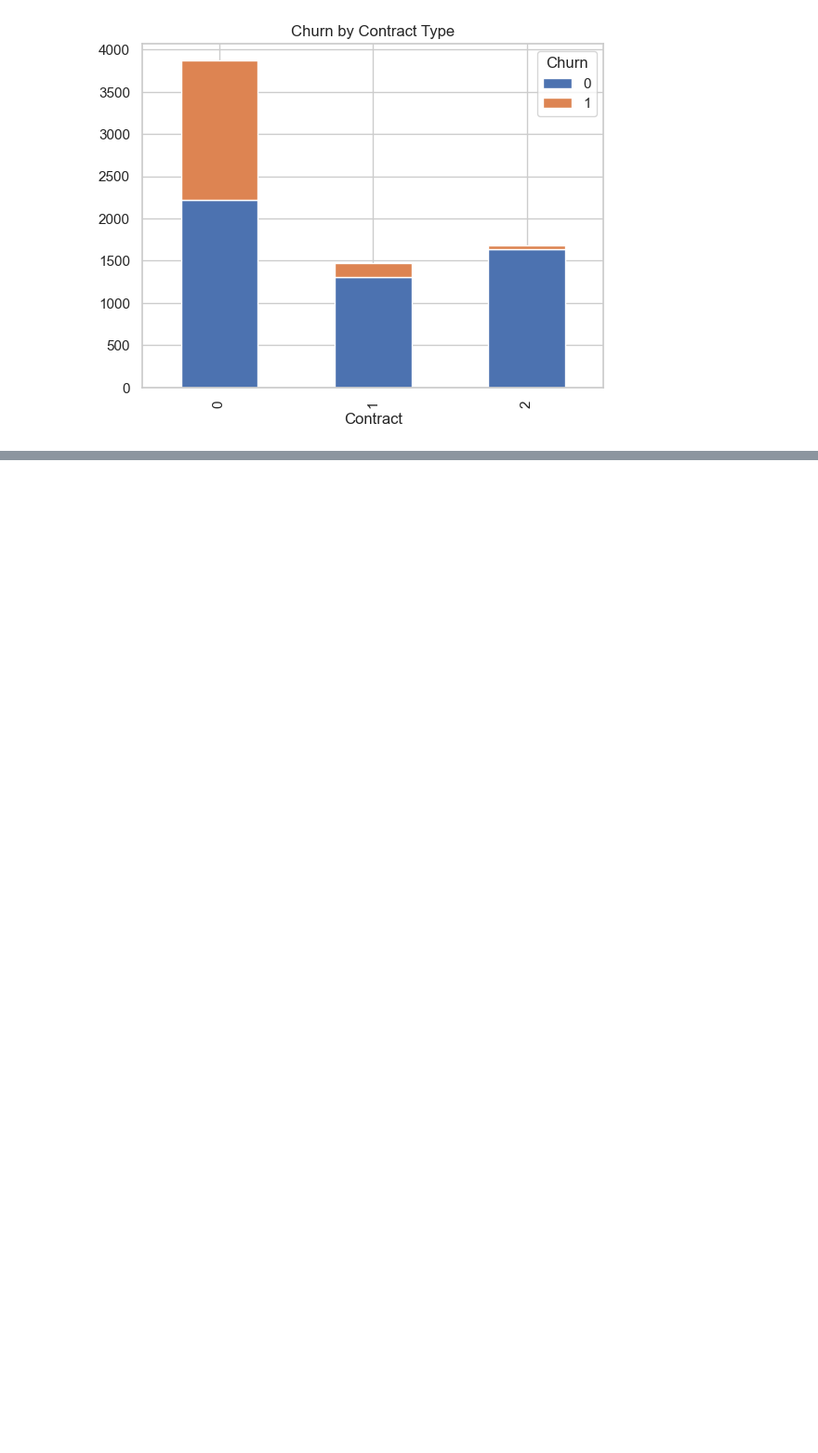
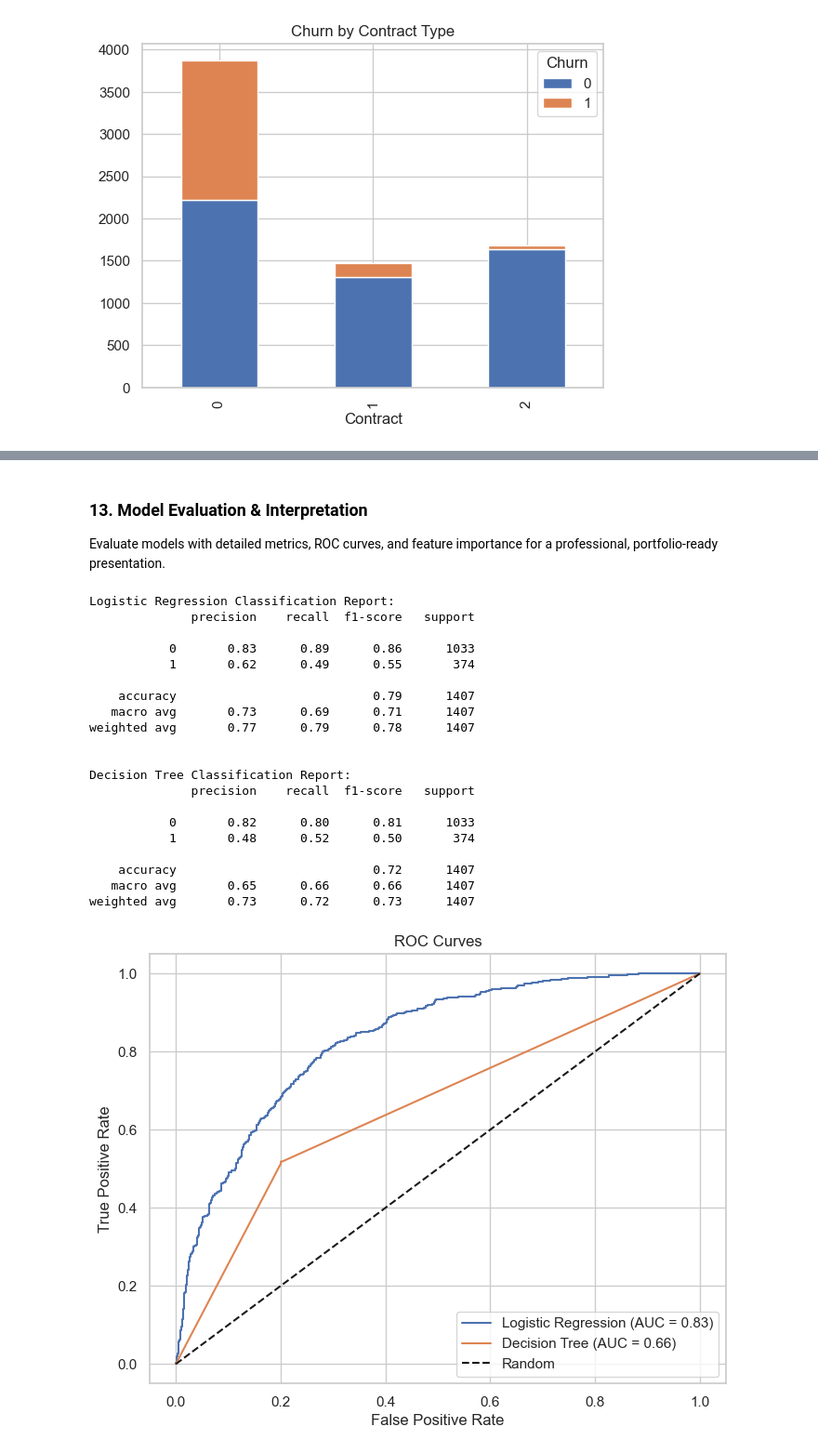
Before and after one commit to acharya-aayush/saikeet-data-analysis-internship, a Jupyter notebook: notebooks/01_data_preparation_clean.ipynb, the cells around one changed output, grey strips where cells are left out. Shown: that part at 93% size. Drawn from its saved outputs; the diff is of its cells as text; code cells hidden in the pictures; blank space fills up the shorter version.

Commit message:
Modelling

```diff
--- a/notebooks/01_data_preparation_clean.ipynb
+++ b/notebooks/01_data_preparation_clean.ipynb
@@ -168,0 +222,77 @@ churn rate: 0.26578498293515357
+# %% [markdown]
+### 13. Model Evaluation & Interpretation
+Evaluate models with detailed metrics, ROC curves, and feature importance for a professional, portfolio-ready presentation.
+# %%
+# Detailed evaluation: classification report, ROC curves, feature importance
+from sklearn.metrics import classification_report, ConfusionMatrixDisplay
+import matplotlib.pyplot as plt
+import numpy as np
+
+# Print classification report for both models
+for name, model in models.items():
+    y_pred = model.predict(X_test)
+    print(f'\n{name} Classification Report:')
+    print(classification_report(y_test, y_pred))
+
+# Plot ROC curves
+plt.figure(figsize=(8,6))
+for name, model in models.items():
+    if hasattr(model, 'predict_proba'):
+        y_proba = model.predict_proba(X_test)[:,1]
+        fpr, tpr, _ = roc_curve(y_test, y_proba)
+        auc = roc_auc_score(y_test, y_proba)
+        plt.plot(fpr, tpr, label=f'{name} (AUC = {auc:.2f})')
+plt.plot([0,1],[0,1],'k--',label='Random')
+plt.xlabel('False Positive Rate')
+plt.ylabel('True Positive Rate')
+plt.title('ROC Curves')
+plt.legend()
+plt.show()
+
+# Feature importance for Decision Tree
+dt_model = models['Decision Tree']
+if hasattr(dt_model, 'feature_importances_'):
+    importances = dt_model.feature_importances_
+    indices = np.argsort(importances)[::-1]
+    features = X_train.columns
+    plt.figure(figsize=(10,5))
+    plt.title('Feature Importances (Decision Tree)')
+    plt.bar(range(len(importances)), importances[indices], align='center')
+    plt.xticks(range(len(importances)), features[indices], rotation=90)
+    plt.tight_layout()
+    plt.show()
+
+# Feature importance for Logistic Regression
+lr_model = models['Logistic Regression']
+if hasattr(lr_model, 'coef_'):
+    coefs = lr_model.coef_[0]
+    indices = np.argsort(np.abs(coefs))[::-1]
+    features = X_train.columns
+    plt.figure(figsize=(10,5))
+    plt.title('Feature Coefficients (Logistic Regression)')
+    plt.bar(range(len(coefs)), coefs[indices], align='center')
+    plt.xticks(range(len(coefs)), features[indices], rotation=90)
+    plt.tight_layout()
+    plt.show()
+# %% [output]
+Logistic Regression Classification Report:
+              precision    recall  f1-score   support
+
+           0       0.83      0.89      0.86      1033
+           1       0.62      0.49      0.55       374
+
+    accuracy                           0.79      1407
+   macro avg       0.73      0.69      0.71      1407
+weighted avg       0.77      0.79      0.78      1407
+
+
+Decision Tree Classification Report:
+              precision    recall  f1-score   support
+
+           0       0.82      0.80      0.81      1033
+           1       0.48      0.52      0.50       374
+
+    accuracy                           0.72      1407
+   macro avg       0.65      0.66      0.66      1407
+weighted avg       0.73      0.72      0.73      1407
+[figure, added]
```
Also changed, not shown: parts of 6 cells of this notebook, 1 other file.
